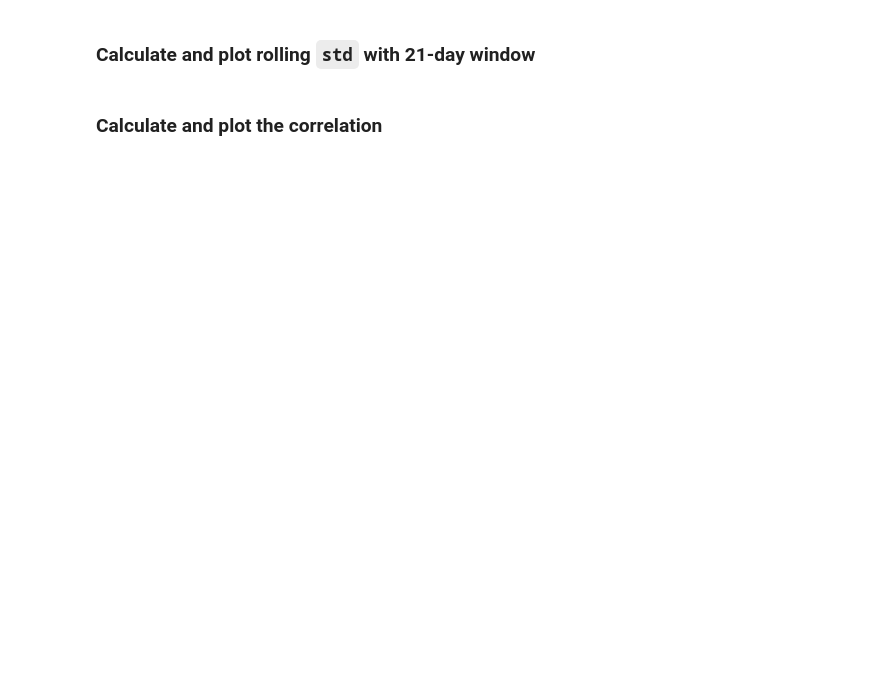
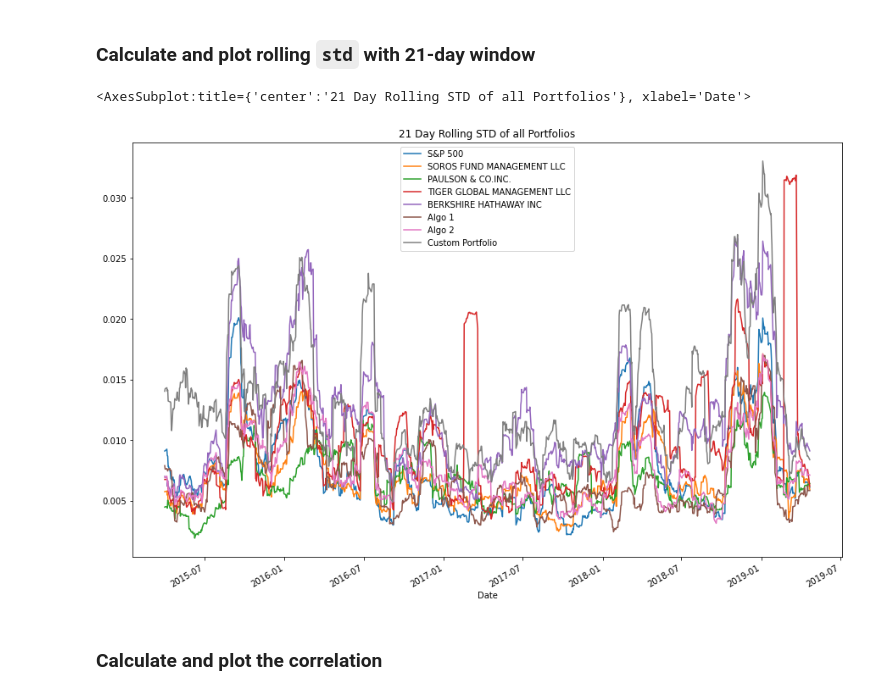
Before and after one commit to joeyh2/portfolio-analysis, a Jupyter notebook: whale_analysis.ipynb, the cells around one changed output. Drawn from its saved outputs; the diff is of its cells as text; code cells hidden in the pictures; blank space fills up the shorter version.

Commit message:
Final Draft - added custom portfolio and analysis

```diff
--- a/whale_analysis.ipynb
+++ b/whale_analysis.ipynb
@@ -532,8 +513,13 @@ DatetimeIndex(['2015-03-03 16:00:00', '2015-03-04 16:00:00',
 # %%
 # Reorganize portfolio data by having a column per symbol
+columns = ["MSFT", "FB", "AAL"]
+custom_prices.columns = columns
 # %%
 # Calculate daily returns
+custom_returns = custom_prices.pct_change()
 
 # Drop NAs
+custom_returns.dropna(inplace = True)
 
 # Display sample data
+custom_returns.head(10)
@@ -544,5 +543,7 @@ DatetimeIndex(['2015-03-03 16:00:00', '2015-03-04 16:00:00',
 weights = [1/3, 1/3, 1/3]
 
 # Calculate portfolio return
+portfolio_returns = custom_returns.dot(weights)
 
 # Display sample data
+portfolio_returns.head()
@@ -550,3 +559,6 @@ weights = [1/3, 1/3, 1/3]
 ## Join your portfolio returns to the DataFrame that contains all of the portfolio returns
 # %%
 # Join your returns DataFrame to the original returns DataFrame
+combined_returns_all = pd.concat([combined_returns, portfolio_returns], axis='columns', join='inner')
+combined_returns_all.rename(columns={0:'Custom Portfolio'}, inplace = True)
+combined_returns_all.head()
@@ -562,8 +605,13 @@ weights = [1/3, 1/3, 1/3]
 ### Calculate and plot rolling `std` with 21-day window
 # %%
 # Calculate rolling standard deviation
+rolling_std_all = combined_returns_all.rolling(window=21).std()
 
 # Plot rolling standard deviation
+rolling_std_all.plot(figsize = (15,10), title = "21 Day Rolling STD of all Portfolios")
+# %% [output]
+<AxesSubplot:title={'center':'21 Day Rolling STD of all Portfolios'}, xlabel='Date'>
+[figure, added]
 # %% [markdown]
 ### Calculate and plot the correlation
 # %%
```
Also changed, not shown: parts of 29 cells of this notebook.
